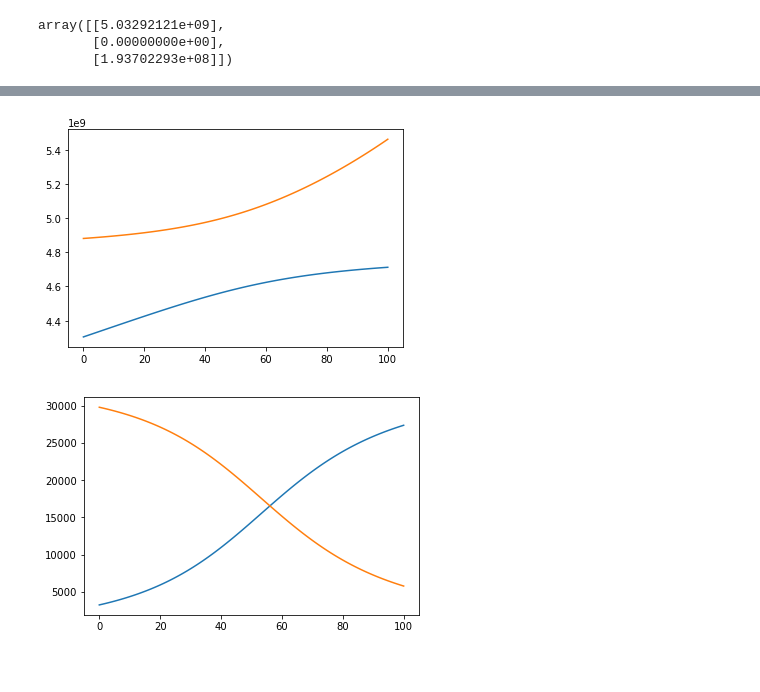
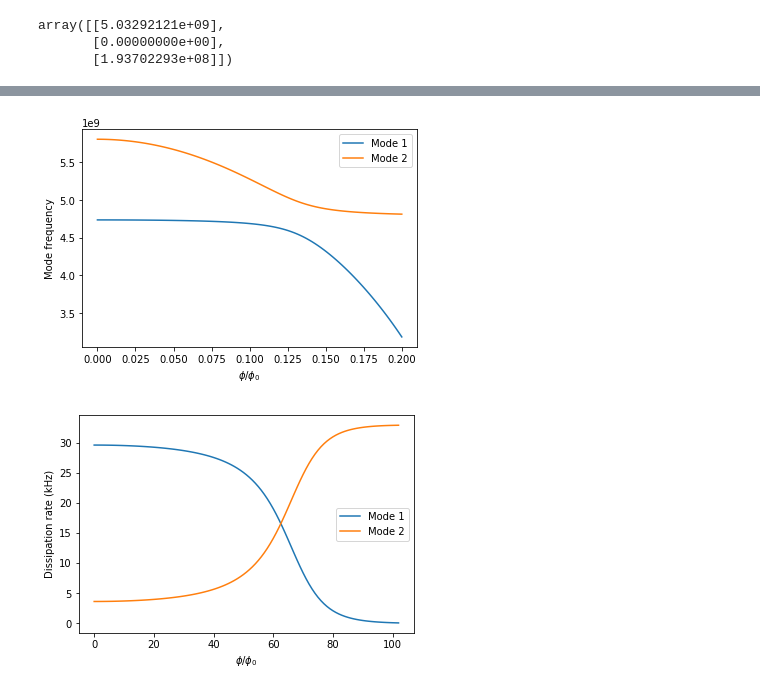
Before and after one commit to qucat/qucat, a Jupyter notebook: Bbox_class_02.ipynb, the cells around one changed output, grey strips where cells are left out. Cells and saved outputs as stored; diff of their text form; code cells hidden in the pictures.

```diff
--- a/Bbox_class_02.ipynb
+++ b/Bbox_class_02.ipynb
@@ -161,22 +134,32 @@ b = Bbox(L('L_J') | C('C') | (C('Cc')+(C('Cr')|L('Lr')|(C('Cf')+R('R_50')))))
 # %%
+flux = np.linspace(0.,0.2,103)
+L_J_list = 7e-9/np.cos(2.*pi*flux)
 to_plot =  np.array(b.normalmodes({
-    'L_J':np.linspace(12.e-9,8e-9,101),
+    'L_J':L_J_list,
     'C':100e-15,
     'Cc':10e-15,
     'Cf':1e-15,
     'R_50':50.,
     'Lr':10e-9,
     'Cr':100e-15,
+    'R_J':1e6,
+    'R_r':1e5
 }))
 # %%
-plt.plot(to_plot[1,0,:])
-plt.plot(to_plot[2,0,:])
+plt.plot(flux,to_plot[1,0,:],label = 'Mode 1')
+plt.plot(flux,to_plot[2,0,:],label = 'Mode 2')
+plt.ylabel("Mode frequency")
+plt.xlabel("$\phi/\phi_0$")
+plt.legend()
 plt.show()
 # %% [output]
-[figure, old version]
+[figure, new version]
 # %%
-plt.plot(to_plot[1,1,:])
-plt.plot(to_plot[2,1,:])
+plt.plot(to_plot[1,1,:]/1e3,label = 'Mode 1')
+plt.plot(to_plot[2,1,:]/1e3,label = 'Mode 2')
+plt.ylabel("Dissipation rate (kHz)")
+plt.xlabel("$\phi/\phi_0$")
+plt.legend()
 plt.show()
 # %% [output]
-[figure, old version]
+[figure, new version]
```
Also changed, not shown: parts of 5 cells of this notebook.
